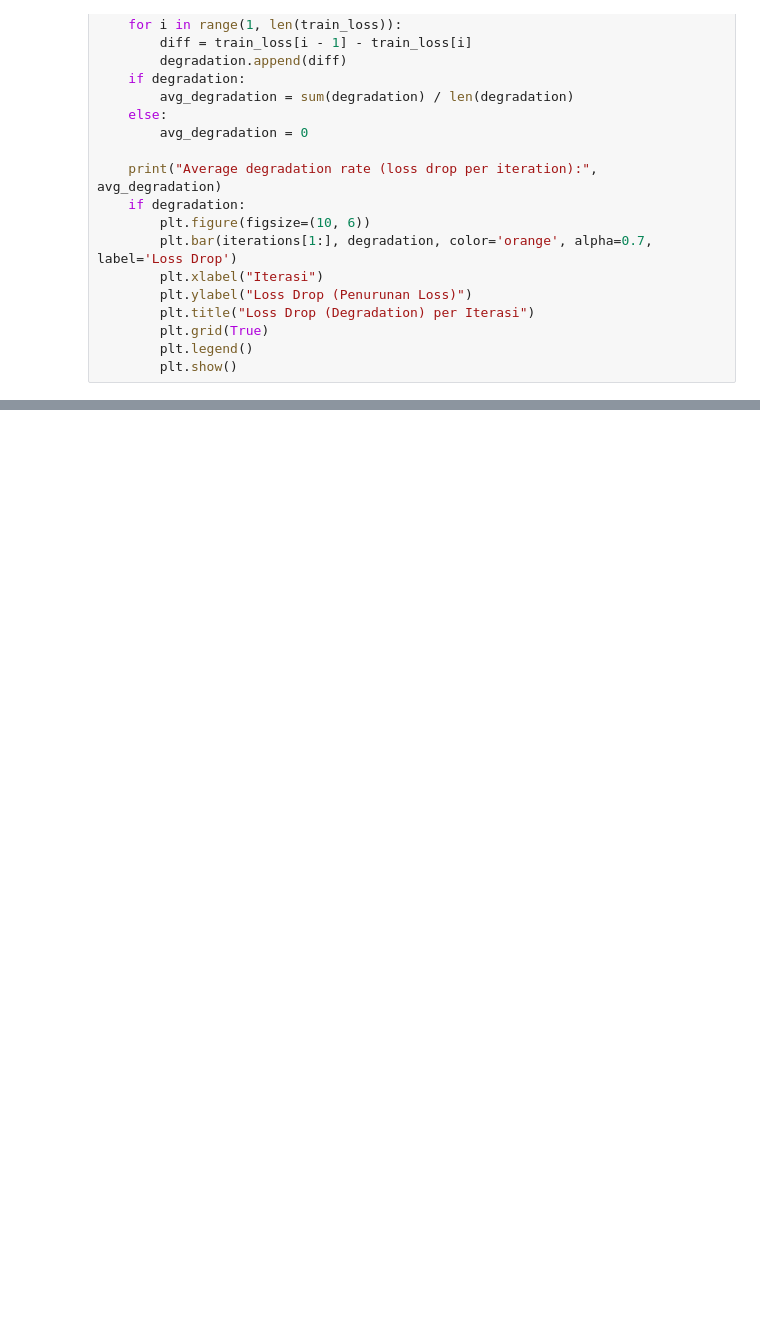
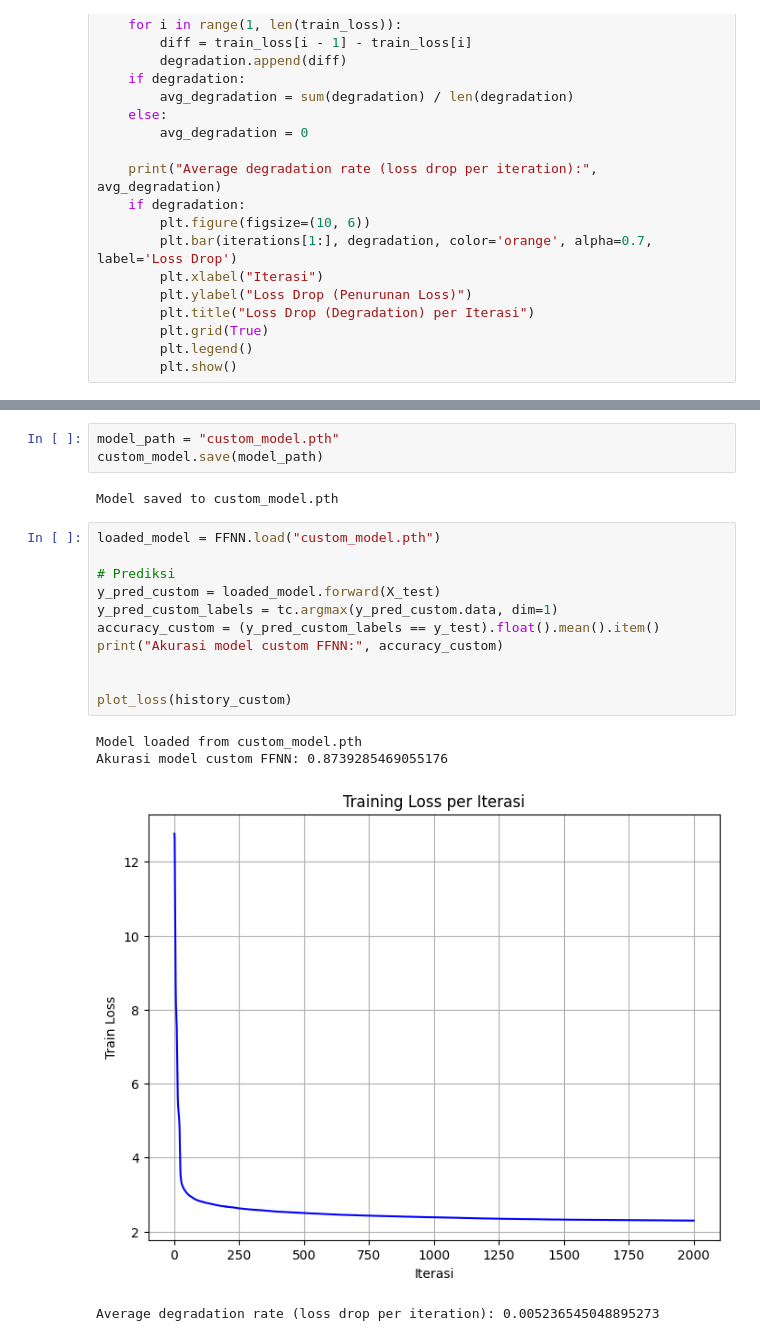
Before and after one commit to mybajwk/ML-49, a Jupyter notebook: src/main.ipynb, the cells around one changed output, grey strips where cells are left out. Cells and saved outputs as stored; diff of their text form; blank space fills up the shorter version.

Commit message:
feat: add implement save load and test it

```diff
--- a/src/main.ipynb
+++ b/src/main.ipynb
@@ -284,0 +277,21 @@ Average degradation rate (loss drop per iteration): 0.006766147602008486
+# %%
+model_path = "custom_model.pth"
+custom_model.save(model_path)
+# %% [output]
+Model saved to custom_model.pth
+# %%
+loaded_model = FFNN.load("custom_model.pth")
+
+# Prediksi
+y_pred_custom = loaded_model.forward(X_test)
+y_pred_custom_labels = tc.argmax(y_pred_custom.data, dim=1)
+accuracy_custom = (y_pred_custom_labels == y_test).float().mean().item()
+print("Akurasi model custom FFNN:", accuracy_custom)
+
+
+plot_loss(history_custom)
+# %% [output]
+Model loaded from custom_model.pth
+Akurasi model custom FFNN: 0.8739285469055176
+[figure, added]
+Average degradation rate (loss drop per iteration): 0.005236545048895273
```
Also changed, not shown: parts of 9 cells of this notebook.
